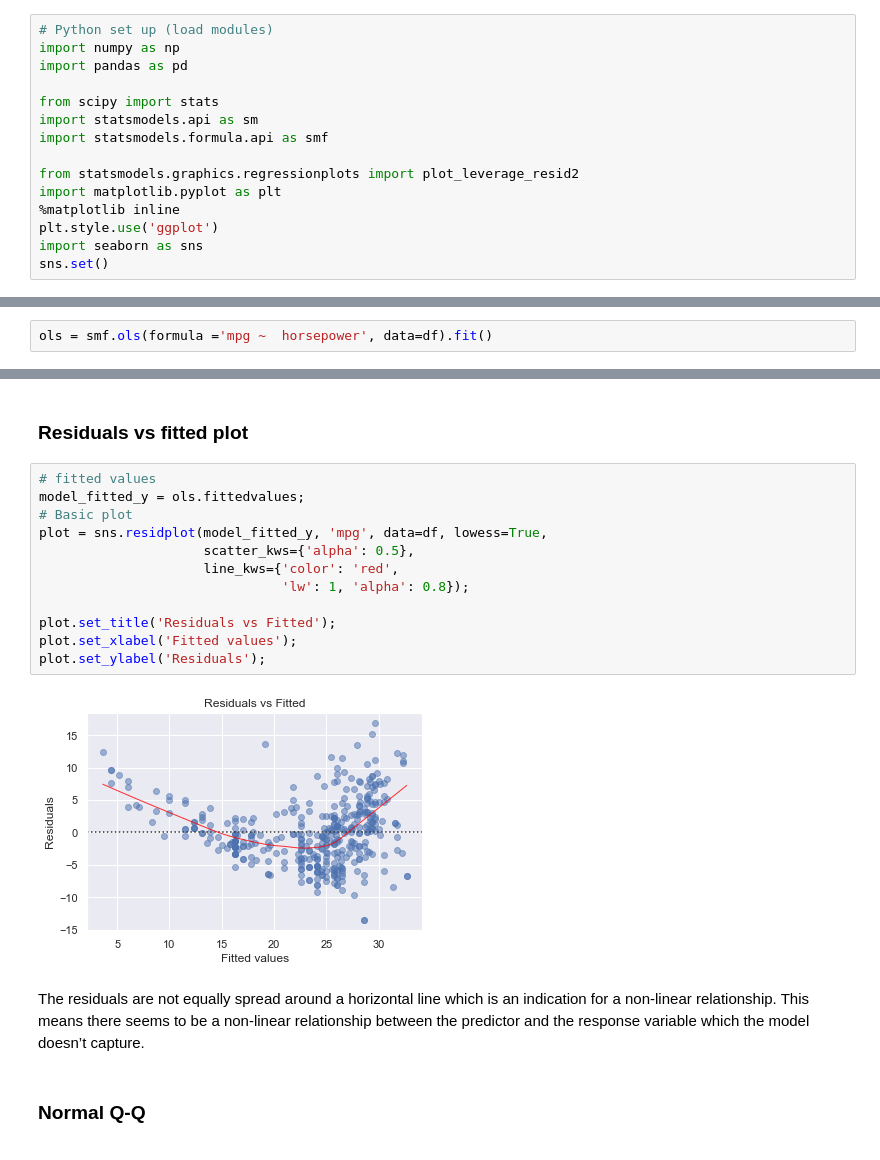
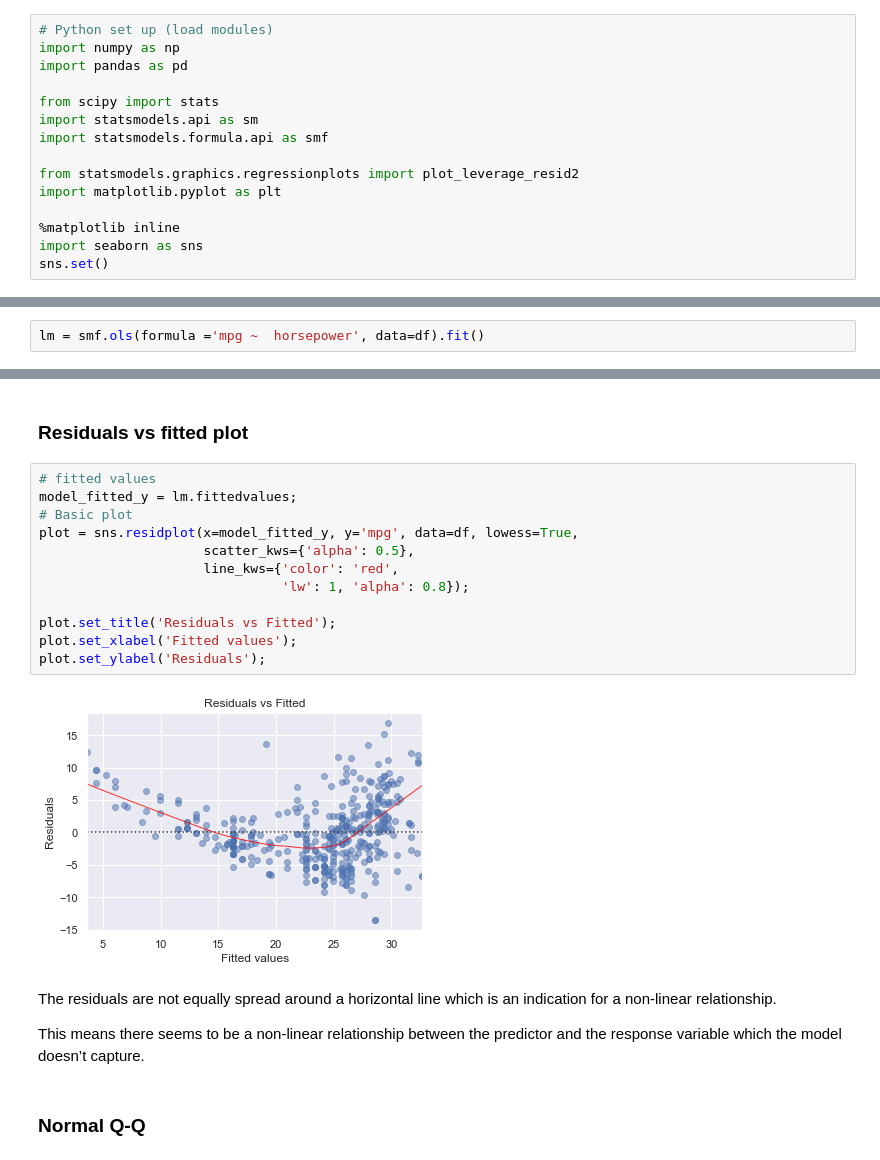
Before and after one commit to kirenz/regression, a Jupyter notebook: case_auto.ipynb, the cells around one changed output, grey strips where cells are left out. Drawn from its saved outputs; the diff is of its cells as text.

```diff
--- a/case_auto.ipynb
+++ b/case_auto.ipynb
@@ -9,8 +9,8 @@ import statsmodels.formula.api as smf
 
 from statsmodels.graphics.regressionplots import plot_leverage_resid2
 import matplotlib.pyplot as plt
+
 %matplotlib inline
-plt.style.use('ggplot')
 import seaborn as sns
 sns.set()
 # %% [markdown]
@@ -167,3 +171,3 @@ sns.jointplot(x="horsepower", y="mpg", data=df);
 # %%
-ols = smf.ols(formula ='mpg ~  horsepower', data=df).fit()
+lm = smf.ols(formula ='mpg ~  horsepower', data=df).fit()
 # %%
@@ -244,20 +267,22 @@ ols.conf_int(alpha=0.05)
 ### Residuals vs fitted plot
 # %%
 # fitted values
-model_fitted_y = ols.fittedvalues;
+model_fitted_y = lm.fittedvalues;
 # Basic plot
-plot = sns.residplot(model_fitted_y, 'mpg', data=df, lowess=True,
+plot = sns.residplot(x=model_fitted_y, y='mpg', data=df, lowess=True,
                      scatter_kws={'alpha': 0.5},
                      line_kws={'color': 'red',
                                'lw': 1, 'alpha': 0.8});
 
 plot.set_title('Residuals vs Fitted');
 plot.set_xlabel('Fitted values');
 plot.set_ylabel('Residuals');
 # %% [output]
-[figure, old version]
+[figure, new version]
 # %% [markdown]
-The residuals are not equally spread around a horizontal line which is an indication for a non-linear relationship. This means there seems to be a non-linear relationship between the predictor and the response variable which the model doesn’t capture.
+The residuals are not equally spread around a horizontal line which is an indication for a non-linear relationship.
+
+This means there seems to be a non-linear relationship between the predictor and the response variable which the model doesn’t capture.
 # %% [markdown]
 ### Normal Q-Q
 # %% [markdown]
```
Also changed, not shown: parts of 19 cells of this notebook, 2 other files.
